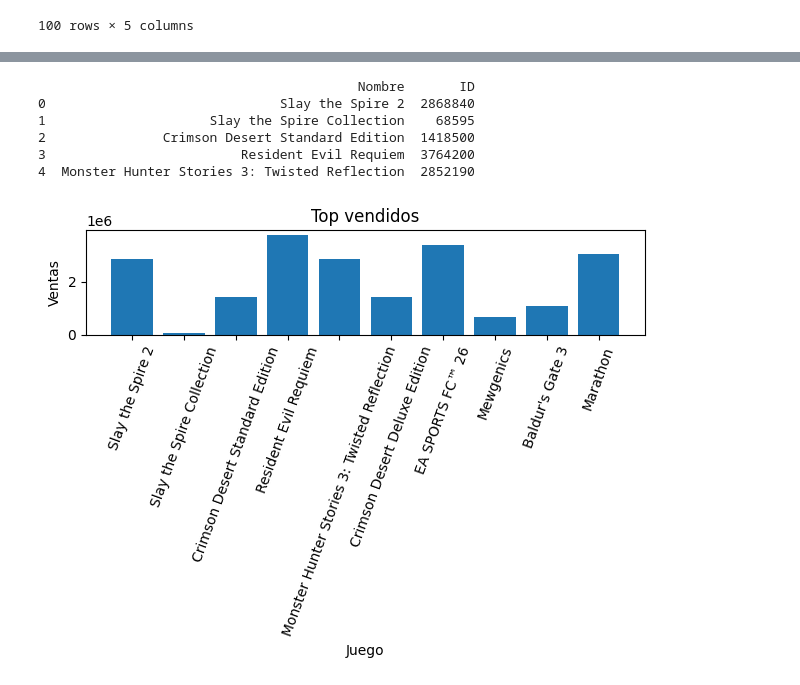
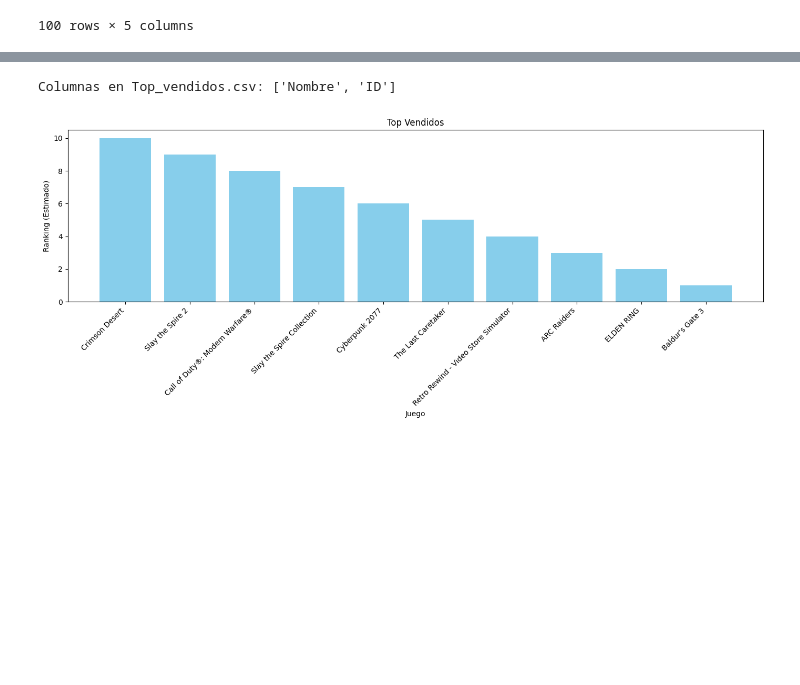
Before and after one commit to PabloOR58/spvj, a Jupyter notebook: Notebooks/graficas.ipynb, the cells around one changed output, grey strips where cells are left out. Drawn from its saved outputs; the diff is of its cells as text; code cells hidden in the pictures; blank space fills up the shorter version.

```diff
--- a/Notebooks/graficas.ipynb
+++ b/Notebooks/graficas.ipynb
@@ -121,34 +123,35 @@ plt.show()
 # %%
-import pandas as pd
-import matplotlib.pyplot as plt
 
-# Leer CSV de top vendidos y filtrar por fecha seleccionada
-vendidos = pd.read_csv('../Clean/Top_vendidos.csv', parse_dates=['Fecha'])
-vendidos_filtrados = vendidos[vendidos['Fecha'] == fecha_seleccionada]
-if vendidos_filtrados.empty:
-    print(f'No hay datos top vendidos para {fecha_seleccionada}. Mostrando datos totales.')
-    vendidos_filtrados = vendidos
+# Inspeccionar columnas disponibles para elegir la correcta para el eje Y
+print("Columnas en Top_vendidos.csv:", vendidos_filtrados.columns.tolist())
+
+
+# Limitar a top 10 para mejor visualización
+vendidos_filtrados = vendidos_filtrados.head(10)
+
+# Si hay una columna 'Ventas' o similar, úsala; de lo contrario, usa el índice como ranking
+if 'Ventas' in vendidos_filtrados.columns:
+    y = vendidos_filtrados['Ventas']
+    ylabel = 'Ventas'
+elif 'Ranking' in vendidos_filtrados.columns:
+    y = vendidos_filtrados['Ranking']
+    ylabel = 'Ranking'
 else:
-    print(f'Mostrando top vendidos para fecha: {fecha_seleccionada}')
-
-print(vendidos_filtrados.head())
+    # Fallback: usar índice como ranking descendente (1 para el top)
+    vendidos_filtrados = vendidos_filtrados.reset_index(drop=True)
+    y = range(len(vendidos_filtrados), 0, -1)  # Ranking inverso: 10,9,8,...1
+    ylabel = 'Ranking (Estimado)'
 
 x = vendidos_filtrados['Nombre']
-y = vendidos_filtrados['ID']
 
 plt.figure(figsize=(14, 6))
-plt.bar(x, y)
+plt.bar(x, y, color='skyblue')
 plt.xlabel('Juego')
-plt.ylabel('ID')
-plt.title('Top vendidos')
-plt.xticks(rotation=70)
+plt.ylabel(ylabel)
+plt.title('Top Vendidos')
+plt.xticks(rotation=45, ha='right', fontsize=10)  # Mejor rotación y alineación
 plt.tight_layout()
 plt.show()
 # %% [output]
-                                         Nombre       ID
-0                              Slay the Spire 2  2868840
-1                     Slay the Spire Collection    68595
-2               Crimson Desert Standard Edition  1418500
-3                         Resident Evil Requiem  3764200
-4  Monster Hunter Stories 3: Twisted Reflection  2852190
+Columnas en Top_vendidos.csv: ['Nombre', 'ID']
-[figure, old version]
+[figure, new version]
```
Also changed, not shown: parts of 4 cells of this notebook.
